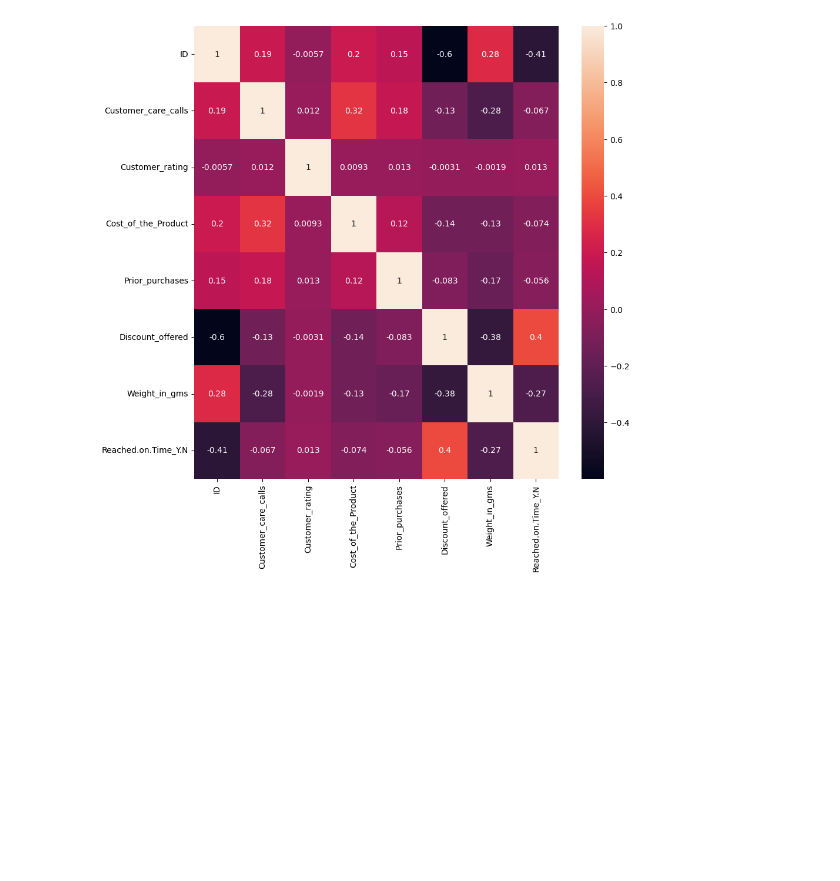
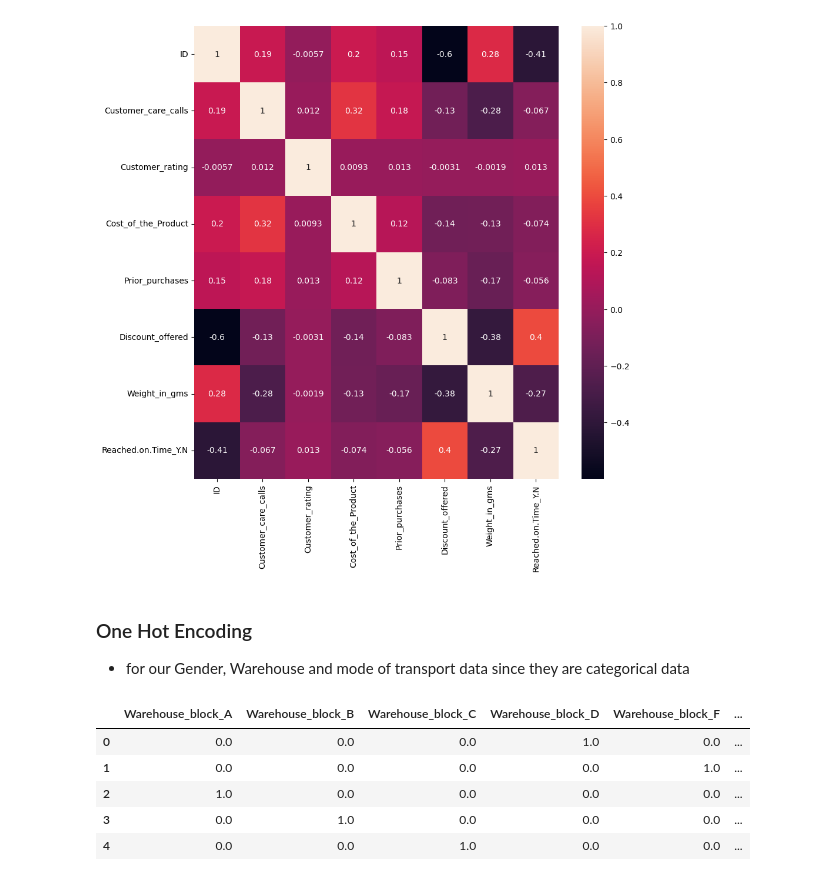
Before and after one commit to Mulwajoseph/E-Commerce-Shipping-Project-, a Jupyter notebook: student.ipynb, the cells around one changed output. Cells and saved outputs as stored; diff of their text form; code cells hidden in the pictures; blank space fills up the shorter version.

```diff
--- a/student.ipynb
+++ b/student.ipynb
@@ -146,3 +146,22 @@ sns.heatmap(numeric_df.corr(),annot = True)
 plt.show()
 # %% [output]
 [figure]
+# %% [markdown]
+### One Hot Encoding
+ -  for our Gender, Warehouse and mode of transport data since they are categorical data
+# %%
+categorical = ['Warehouse_block', 'Mode_of_Shipment','Product_importance','Gender']
+encoded = OneHotEncoder(sparse_output=False)
+feature_array = encoded.fit_transform(df[categorical])
+feature_labels = encoded.get_feature_names_out(categorical)
+
+#A dataframme of the one hot encoded features
+features = pd.DataFrame(feature_array,columns=feature_labels)
+features.head()
+# %% [output]
+|  | Warehouse_block_A | Warehouse_block_B | Warehouse_block_C | Warehouse_block_D | Warehouse_block_F | ... |
+| 0 | 0.0 | 0.0 | 0.0 | 1.0 | 0.0 | ... |
+| 1 | 0.0 | 0.0 | 0.0 | 0.0 | 1.0 | ... |
+| 2 | 1.0 | 0.0 | 0.0 | 0.0 | 0.0 | ... |
+| 3 | 0.0 | 1.0 | 0.0 | 0.0 | 0.0 | ... |
+| 4 | 0.0 | 0.0 | 1.0 | 0.0 | 0.0 | ... |
```
Also changed, not shown: parts of 8 cells of this notebook.
